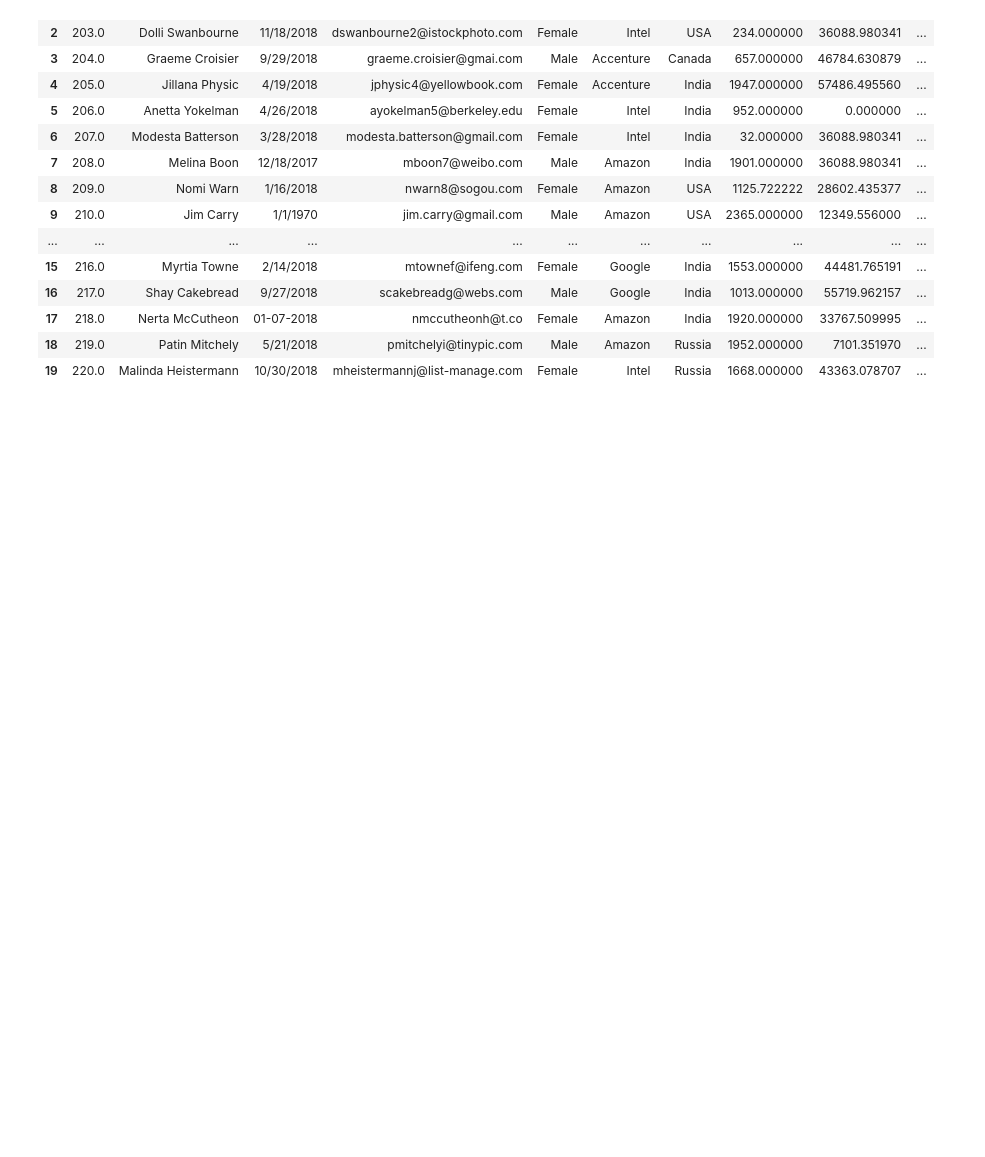
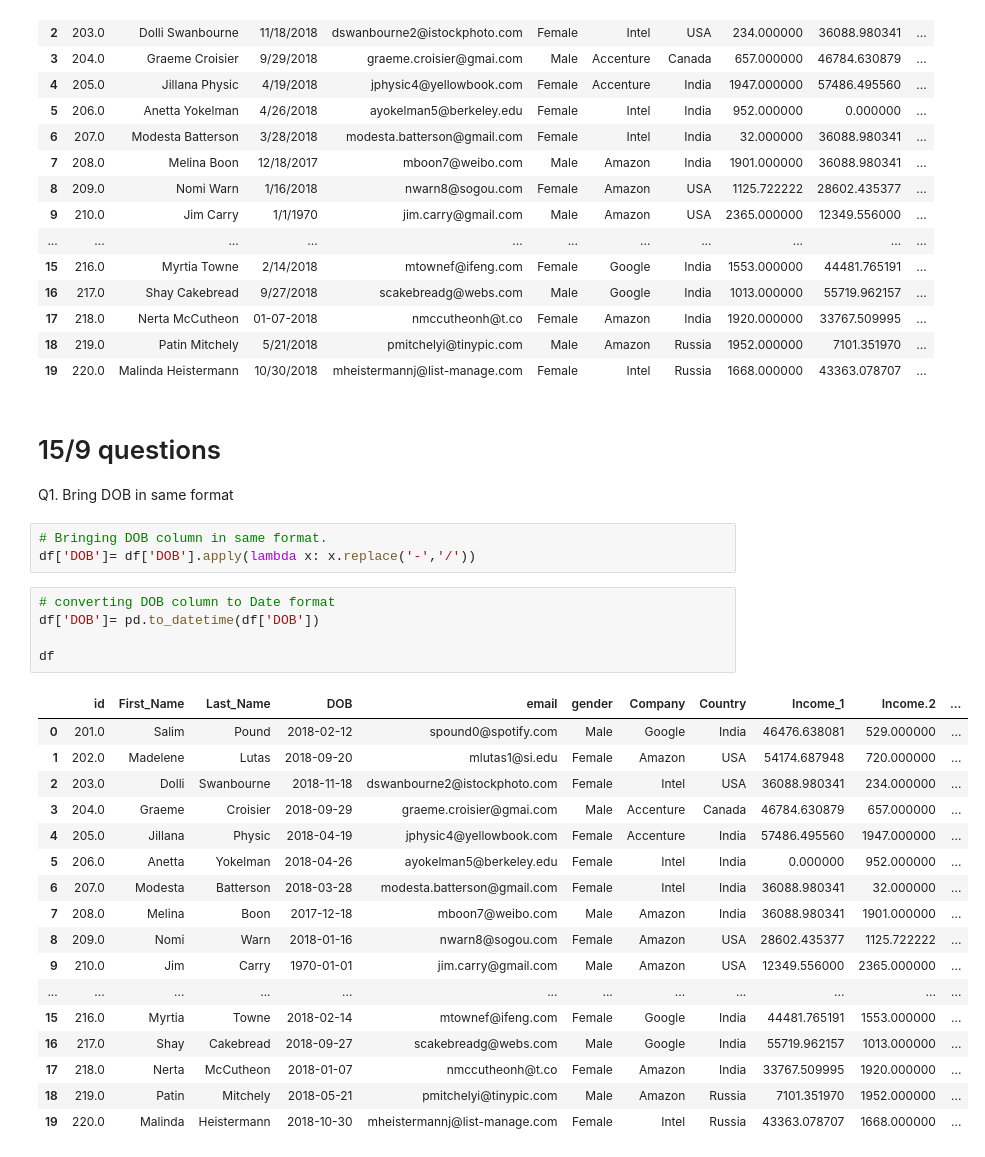
Before and after one commit to khush-k1/Datatrained_resivion, a Jupyter notebook: Machine_learning_revision_project.ipynb, the cells around one changed output. Cells and saved outputs as stored; diff of their text form; blank space fills up the shorter version.

Commit message:
Few more question 15/9/2023
four more question ,

```diff
--- a/Machine_learning_revision_project.ipynb
+++ b/Machine_learning_revision_project.ipynb
@@ -325,3 +325,33 @@ df
 | 17 | 218.0 | Nerta McCutheon | 01-07-2018 | nmccutheonh@t.co | Female | Amazon | India | 1920.000000 | 33767.509995 | ... |
 | 18 | 219.0 | Patin Mitchely | 5/21/2018 | pmitchelyi@tinypic.com | Male | Amazon | Russia | 1952.000000 | 7101.351970 | ... |
 | 19 | 220.0 | Malinda Heistermann | 10/30/2018 | mheistermannj@list-manage.com | Female | Intel | Russia | 1668.000000 | 43363.078707 | ... |
+# %% [markdown]
+# 15/9 questions
+
+Q1. Bring DOB in same format
+# %%
+# Bringing DOB column in same format.
+df['DOB']= df['DOB'].apply(lambda x: x.replace('-','/'))
+# %%
+# converting DOB column to Date format
+df['DOB']= pd.to_datetime(df['DOB'])
+
+df
+# %% [output]
+|  | id | First_Name | Last_Name | DOB | email | gender | Company | Country | Income_1 | Income.2 | ... |
+| 0 | 201.0 | Salim | Pound | 2018-02-12 | spound0@spotify.com | Male | Google | India | 46476.638081 | 529.000000 | ... |
+| 1 | 202.0 | Madelene | Lutas | 2018-09-20 | mlutas1@si.edu | Female | Amazon | USA | 54174.687948 | 720.000000 | ... |
+| 2 | 203.0 | Dolli | Swanbourne | 2018-11-18 | dswanbourne2@istockphoto.com | Female | Intel | USA | 36088.980341 | 234.000000 | ... |
+| 3 | 204.0 | Graeme | Croisier | 2018-09-29 | graeme.croisier@gmai.com | Male | Accenture | Canada | 46784.630879 | 657.000000 | ... |
+| 4 | 205.0 | Jillana | Physic | 2018-04-19 | jphysic4@yellowbook.com | Female | Accenture | India | 57486.495560 | 1947.000000 | ... |
+| 5 | 206.0 | Anetta | Yokelman | 2018-04-26 | ayokelman5@berkeley.edu | Female | Intel | India | 0.000000 | 952.000000 | ... |
+| 6 | 207.0 | Modesta | Batterson | 2018-03-28 | modesta.batterson@gmail.com | Female | Intel | India | 36088.980341 | 32.000000 | ... |
+| 7 | 208.0 | Melina | Boon | 2017-12-18 | mboon7@weibo.com | Male | Amazon | India | 36088.980341 | 1901.000000 | ... |
+| 8 | 209.0 | Nomi | Warn | 2018-01-16 | nwarn8@sogou.com | Female | Amazon | USA | 28602.435377 | 1125.722222 | ... |
+| 9 | 210.0 | Jim | Carry | 1970-01-01 | jim.carry@gmail.com | Male | Amazon | USA | 12349.556000 | 2365.000000 | ... |
+| ... | ... | ... | ... | ... | ... | ... | ... | ... | ... | ... | ... |
+| 15 | 216.0 | Myrtia | Towne | 2018-02-14 | mtownef@ifeng.com | Female | Google | India | 44481.765191 | 1553.000000 | ... |
+| 16 | 217.0 | Shay | Cakebread | 2018-09-27 | scakebreadg@webs.com | Male | Google | India | 55719.962157 | 1013.000000 | ... |
+| 17 | 218.0 | Nerta | McCutheon | 2018-01-07 | nmccutheonh@t.co | Female | Amazon | India | 33767.509995 | 1920.000000 | ... |
+| 18 | 219.0 | Patin | Mitchely | 2018-05-21 | pmitchelyi@tinypic.com | Male | Amazon | Russia | 7101.351970 | 1952.000000 | ... |
+| 19 | 220.0 | Malinda | Heistermann | 2018-10-30 | mheistermannj@list-manage.com | Female | Intel | Russia | 43363.078707 | 1668.000000 | ... |
```
Also changed, not shown: parts of 11 cells of this notebook.
